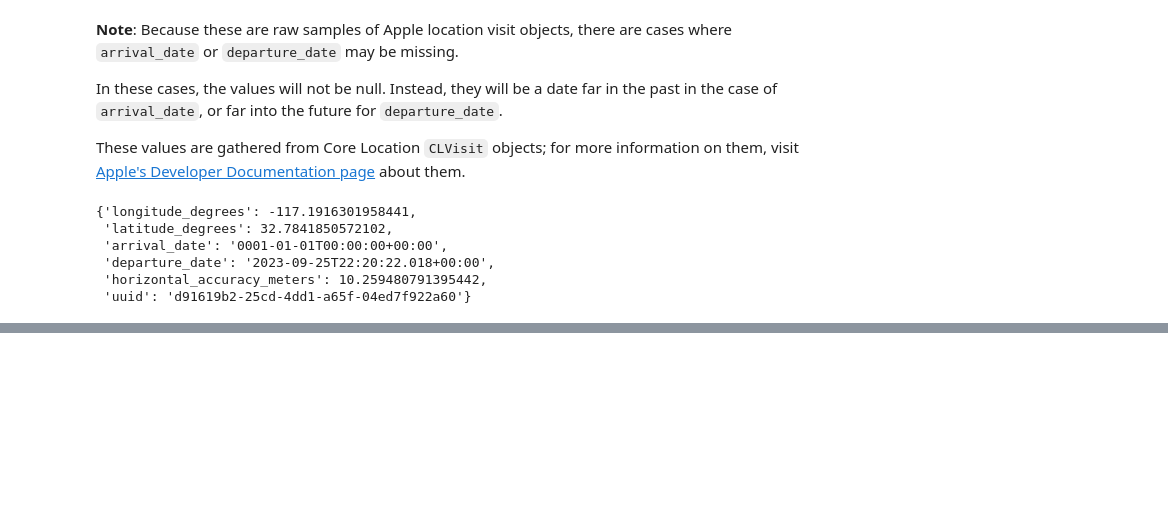
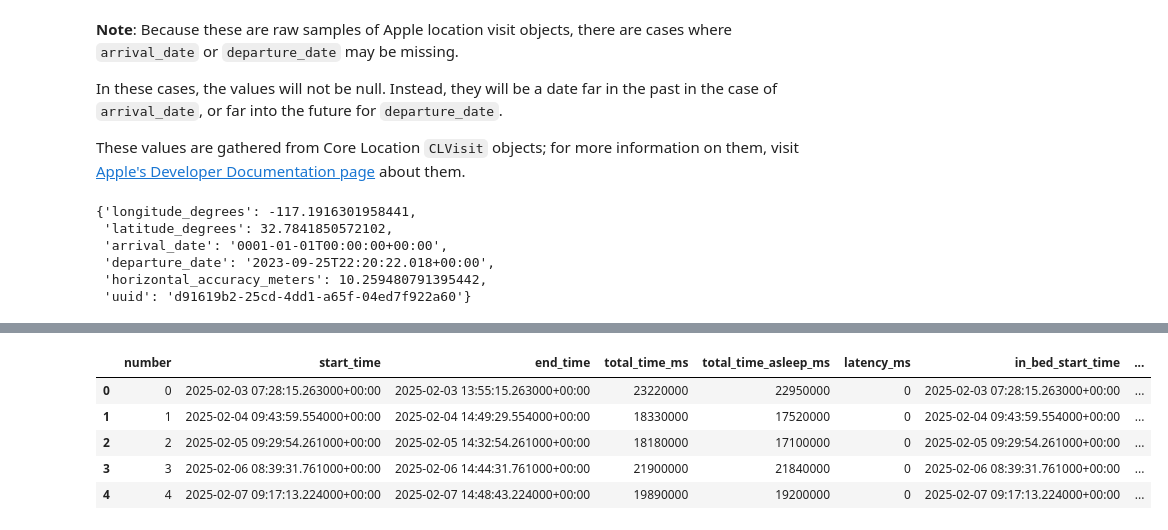
Before and after one commit to fulcradynamics/demos, a Jupyter notebook: notebooks/00_Hello_Fulcra.ipynb, the cells around one changed output, grey strips where cells are left out. Drawn from its saved outputs; the diff is of its cells as text; code cells hidden in the pictures; blank space fills up the shorter version.

Commit message:
Update notebook: remove some old API calls, add examples for annotations and sleep cycles

```diff
--- a/notebooks/00_Hello_Fulcra.ipynb
+++ b/notebooks/00_Hello_Fulcra.ipynb
@@ -346,0 +348,12 @@ visits[0]
+# %%
+fulcra.sleep_cycles(
+    start_time="2025-02-03T00:00:00Z",
+    end_time="2025-02-08T21:10:00Z"
+)
+# %% [output]
+|  | number | start_time | end_time | total_time_ms | total_time_asleep_ms | latency_ms | in_bed_start_time | ... |
+| 0 | 0 | 2025-02-03 07:28:15.263000+00:00 | 2025-02-03 13:55:15.263000+00:00 | 23220000 | 22950000 | 0 | 2025-02-03 07:28:15.263000+00:00 | ... |
+| 1 | 1 | 2025-02-04 09:43:59.554000+00:00 | 2025-02-04 14:49:29.554000+00:00 | 18330000 | 17520000 | 0 | 2025-02-04 09:43:59.554000+00:00 | ... |
+| 2 | 2 | 2025-02-05 09:29:54.261000+00:00 | 2025-02-05 14:32:54.261000+00:00 | 18180000 | 17100000 | 0 | 2025-02-05 09:29:54.261000+00:00 | ... |
+| 3 | 3 | 2025-02-06 08:39:31.761000+00:00 | 2025-02-06 14:44:31.761000+00:00 | 21900000 | 21840000 | 0 | 2025-02-06 08:39:31.761000+00:00 | ... |
+| 4 | 4 | 2025-02-07 09:17:13.224000+00:00 | 2025-02-07 14:48:43.224000+00:00 | 19890000 | 19200000 | 0 | 2025-02-07 09:17:13.224000+00:00 | ... |
```
Also changed, not shown: parts of 18 cells of this notebook, 2 other files.
